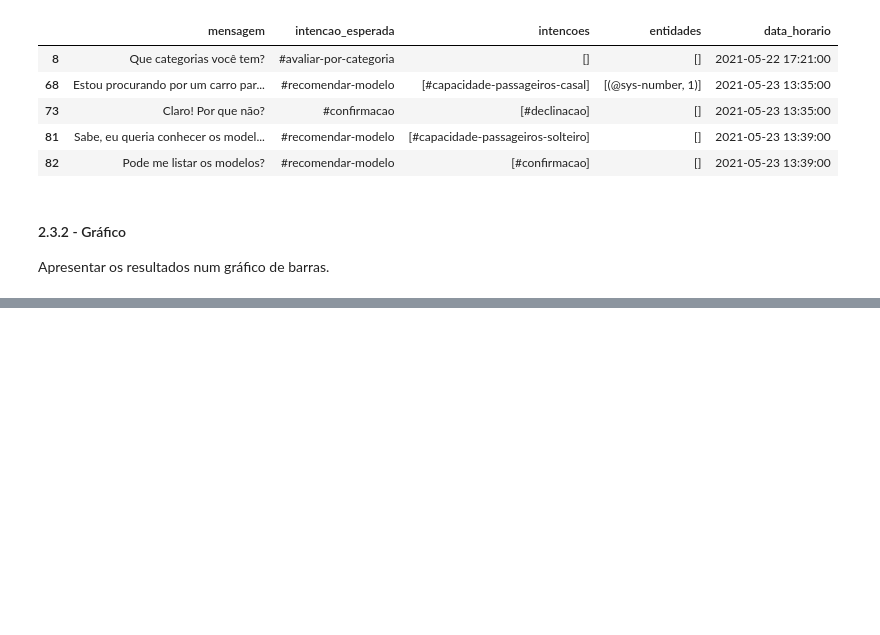
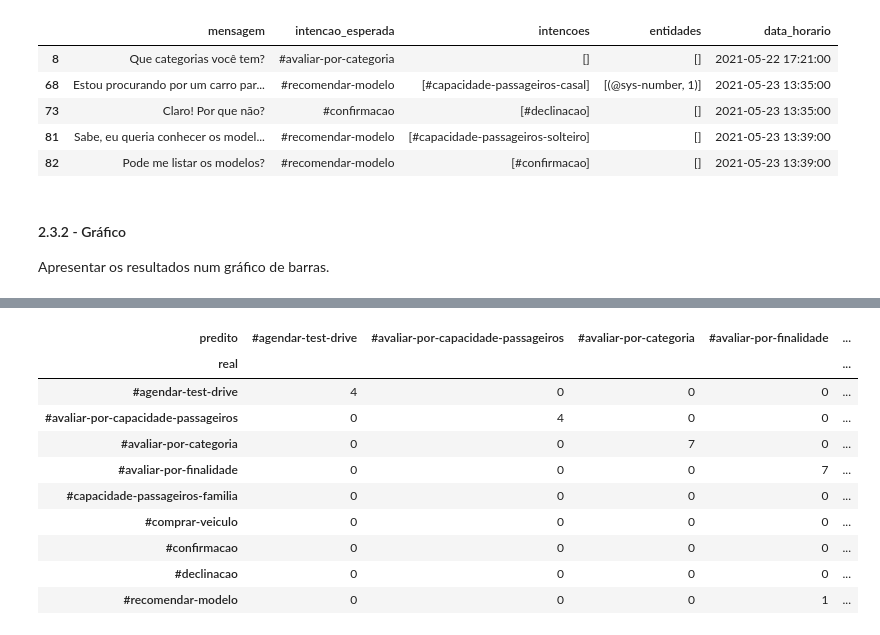
Before and after one commit to RafaelSchubert/furb-data-science-chatbot, a Jupyter notebook: analise/analise-desempenho.ipynb, the cells around one changed output, grey strips where cells are left out. Cells and saved outputs as stored; diff of their text form; code cells hidden in the pictures; blank space fills up the shorter version.

```diff
--- a/analise/analise-desempenho.ipynb
+++ b/analise/analise-desempenho.ipynb
@@ -396,0 +413,13 @@ plt.show()
+# %%
+def obter_primeira_intencao_predita(serie: pd.Series) -> pd.Series:
+    return serie.apply(lambda x: '' if len(x) < 1 else x[0])
+
+df_mensagens['intencao_predita'] = obter_primeira_intencao_predita(df_mensagens['intencoes'])
+
+filtro_mensagens_com_intencao_esperada = df_mensagens['intencao_esperada'].apply(bool)
+filtro_mensagens_com_intencao_predita = df_mensagens['intencao_predita'].apply(bool)
+filtro_mensagens_com_intencao = (filtro_mensagens_com_intencao_esperada & filtro_mensagens_com_intencao_predita)
+
+df_mensagens_com_intencao = df_mensagens[filtro_mensagens_com_intencao]
+
+df_mensagens_com_intencao.head()
@@ -396,0 +433,21 @@ plt.show()
+# %%
+matriz_confusao_intencoes = pd.crosstab(
+    df_mensagens_com_intencao['intencao_esperada'],
+    df_mensagens_com_intencao['intencao_predita'],
+    rownames=['real'],
+    colnames=['predito']
+)
+
+matriz_confusao_intencoes
+# %% [output]
+| predito | #agendar-test-drive | #avaliar-por-capacidade-passageiros | #avaliar-por-categoria | #avaliar-por-finalidade | ... |
+| real |  |  |  |  | ... |
+| #agendar-test-drive | 4 | 0 | 0 | 0 | ... |
+| #avaliar-por-capacidade-passageiros | 0 | 4 | 0 | 0 | ... |
+| #avaliar-por-categoria | 0 | 0 | 7 | 0 | ... |
+| #avaliar-por-finalidade | 0 | 0 | 0 | 7 | ... |
+| #capacidade-passageiros-familia | 0 | 0 | 0 | 0 | ... |
+| #comprar-veiculo | 0 | 0 | 0 | 0 | ... |
+| #confirmacao | 0 | 0 | 0 | 0 | ... |
+| #declinacao | 0 | 0 | 0 | 0 | ... |
+| #recomendar-modelo | 0 | 0 | 0 | 1 | ... |
```
Also changed, not shown: parts of 8 cells of this notebook.
